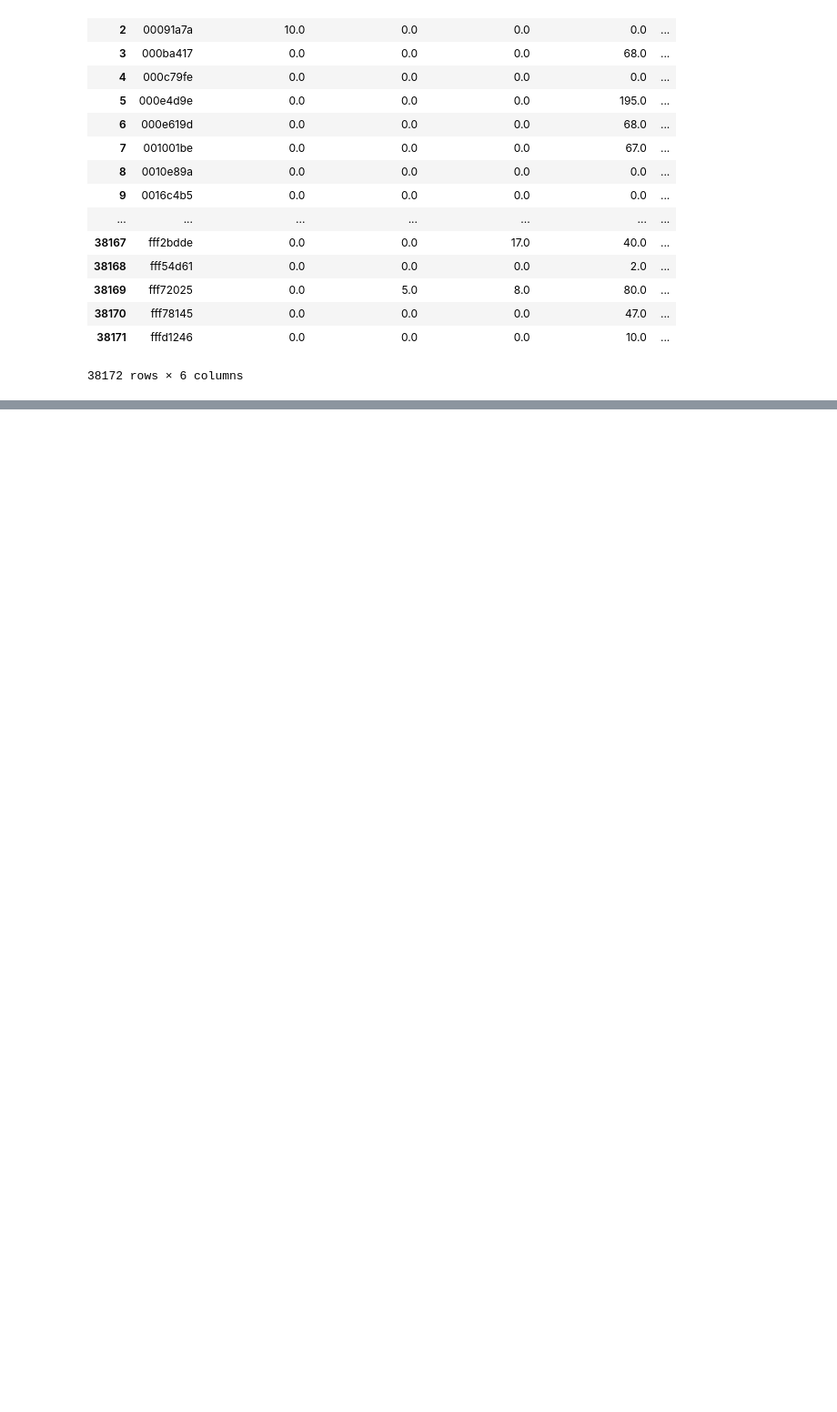
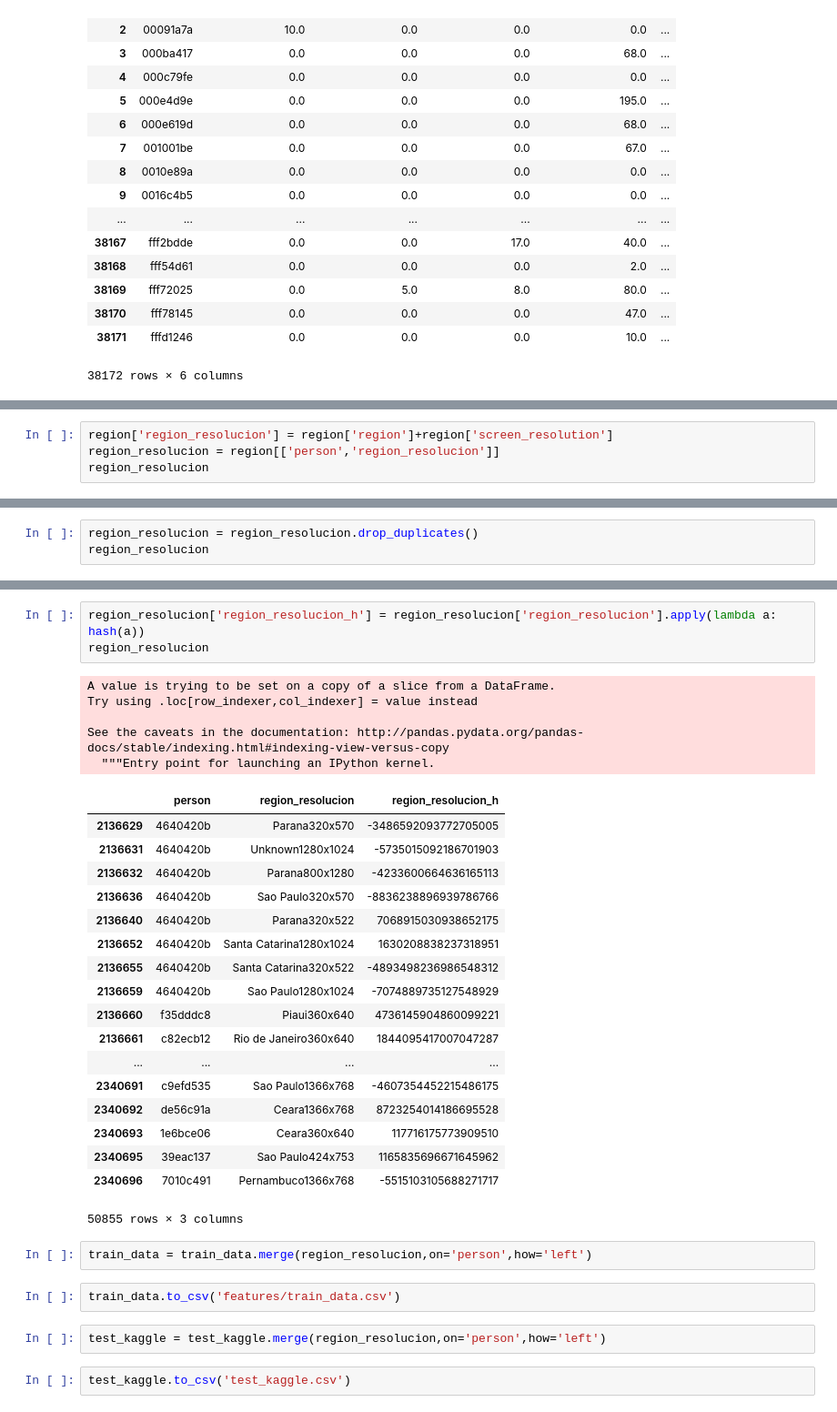
Before and after one commit to EugeniaFranchi/TP-Datos, a Jupyter notebook: TP2/TP2 v1.1.ipynb, the cells around one changed output, grey strips where cells are left out. Shown at 91% size. Cells and saved outputs as stored; diff of their text form; blank space fills up the shorter version.

```diff
--- a/TP2/TP2 v1.1.ipynb
+++ b/TP2/TP2 v1.1.ipynb
@@ -136,0 +142,4 @@ train_data = pd.merge(train_data,)
+# %%
+region['region_resolucion'] = region['region']+region['screen_resolution']
+region_resolucion = region[['person','region_resolucion']]
+region_resolucion
@@ -136,0 +165,3 @@ train_data = pd.merge(train_data,)
+# %%
+region_resolucion = region_resolucion.drop_duplicates()
+region_resolucion
@@ -136,0 +187,35 @@ train_data = pd.merge(train_data,)
+# %%
+region_resolucion['region_resolucion_h'] = region_resolucion['region_resolucion'].apply(lambda a: hash(a))
+region_resolucion
+# %% [output]
+A value is trying to be set on a copy of a slice from a DataFrame.
+Try using .loc[row_indexer,col_indexer] = value instead
+
+See the caveats in the documentation: http://pandas.pydata.org/pandas-docs/stable/indexing.html#indexing-view-versus-copy
+  """Entry point for launching an IPython kernel.
+|  | person | region_resolucion | region_resolucion_h |
+| 2136629 | 4640420b | Parana320x570 | -3486592093772705005 |
+| 2136631 | 4640420b | Unknown1280x1024 | -5735015092186701903 |
+| 2136632 | 4640420b | Parana800x1280 | -4233600664636165113 |
+| 2136636 | 4640420b | Sao Paulo320x570 | -8836238896939786766 |
+| 2136640 | 4640420b | Parana320x522 | 7068915030938652175 |
+| 2136652 | 4640420b | Santa Catarina1280x1024 | 1630208838237318951 |
+| 2136655 | 4640420b | Santa Catarina320x522 | -4893498236986548312 |
+| 2136659 | 4640420b | Sao Paulo1280x1024 | -7074889735127548929 |
+| 2136660 | f35dddc8 | Piaui360x640 | 4736145904860099221 |
+| 2136661 | c82ecb12 | Rio de Janeiro360x640 | 1844095417007047287 |
+| ... | ... | ... | ... |
+| 2340691 | c9efd535 | Sao Paulo1366x768 | -4607354452215486175 |
+| 2340692 | de56c91a | Ceara1366x768 | 8723254014186695528 |
+| 2340693 | 1e6bce06 | Ceara360x640 | 117716175773909510 |
+| 2340695 | 39eac137 | Sao Paulo424x753 | 1165835696671645962 |
+| 2340696 | 7010c491 | Pernambuco1366x768 | -5515103105688271717 |
+50855 rows × 3 columns
+# %%
+train_data = train_data.merge(region_resolucion,on='person',how='left')
+# %%
+train_data.to_csv('features/train_data.csv')
+# %%
+test_kaggle = test_kaggle.merge(region_resolucion,on='person',how='left')
+# %%
+test_kaggle.to_csv('test_kaggle.csv')
```
Also changed, not shown: parts of 10 cells of this notebook.
